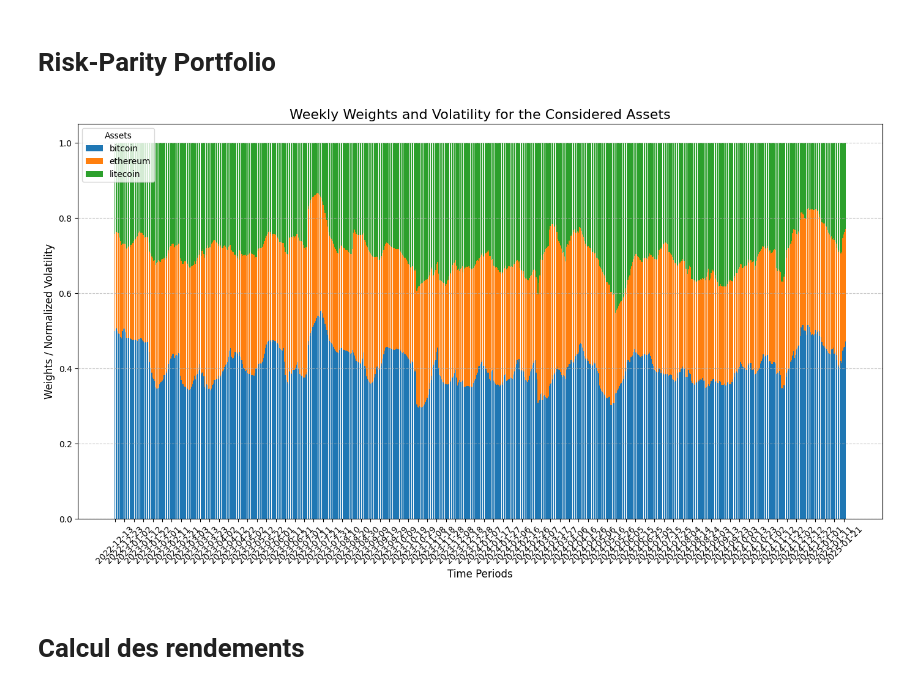
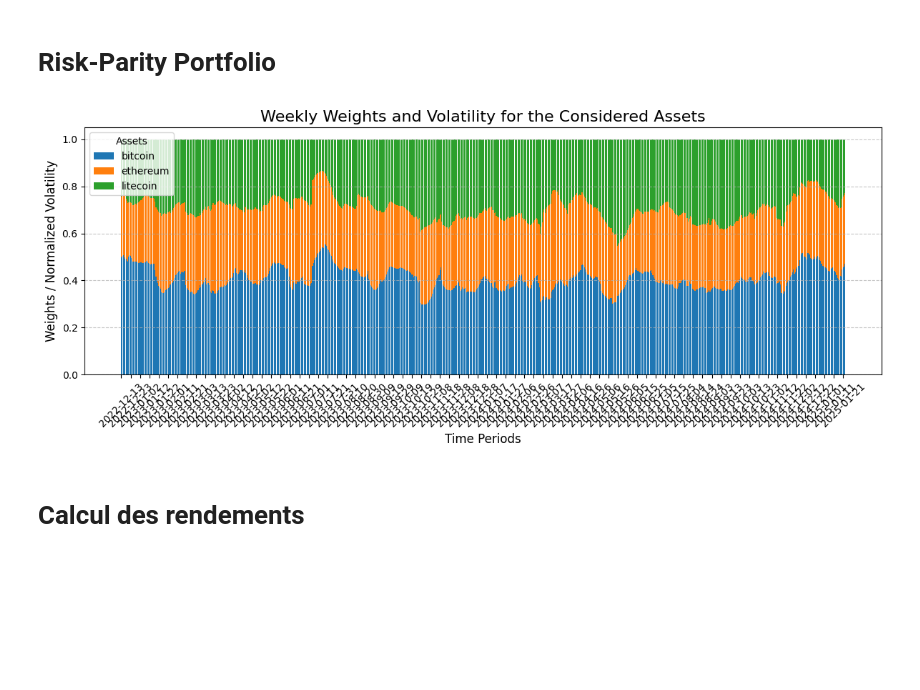
Before and after one commit to emmaebrl/crypto-volatility-lab, a Jupyter notebook: sandbox/all_currencies.ipynb, the cells around one changed output. Cells and saved outputs as stored; diff of their text form; code cells hidden in the pictures; blank space fills up the shorter version.

```diff
--- a/sandbox/all_currencies.ipynb
+++ b/sandbox/all_currencies.ipynb
@@ -386,30 +386,30 @@ weights = portfolio_constructor.risk_parity_weights_simple()
 # %%
 # Conversion en DataFrame pour faciliter le traçage
 weights_df = pd.DataFrame(weights, columns=y_pred_all_currency.columns)
 
 # Création du graphique
-plt.figure(figsize=(14, 8))
+plt.figure(figsize=(12, 5))
 
 # Tracer chaque colonne comme une barre empilée
 bottom_values = np.zeros(len(weights))  # Initialisation des bases pour les barres empilées
 for column in weights_df.columns:
     plt.bar(weights_df.index, weights_df[column], bottom=bottom_values, label=column)
     bottom_values += weights_df[column]
 
 
 # Configuration du graphique
 plt.title("Weekly Weights and Volatility for the Considered Assets", fontsize=16)
 plt.xlabel("Time Periods", fontsize=12)
 plt.ylabel("Weights / Normalized Volatility", fontsize=12)
 plt.legend(title="Assets", fontsize=10, loc='upper left')
 plt.grid(axis='y', linestyle='--', alpha=0.7)
 plt.xticks(weights_df.index[::10], bitcoin_data["Date"][-len(weights_df):].dt.strftime('%Y-%m-%d').tolist()[::10], rotation=45)
 # Afficher le graphique
 plt.tight_layout()
 plt.show()
 # Add date labels to the x-axis
 # %% [output]
-[figure, old version]
+[figure, new version]
 # %% [markdown]
 # Calcul des rendements
 # %%
```
Also changed, not shown: parts of 2 cells of this notebook, 2 other files.
